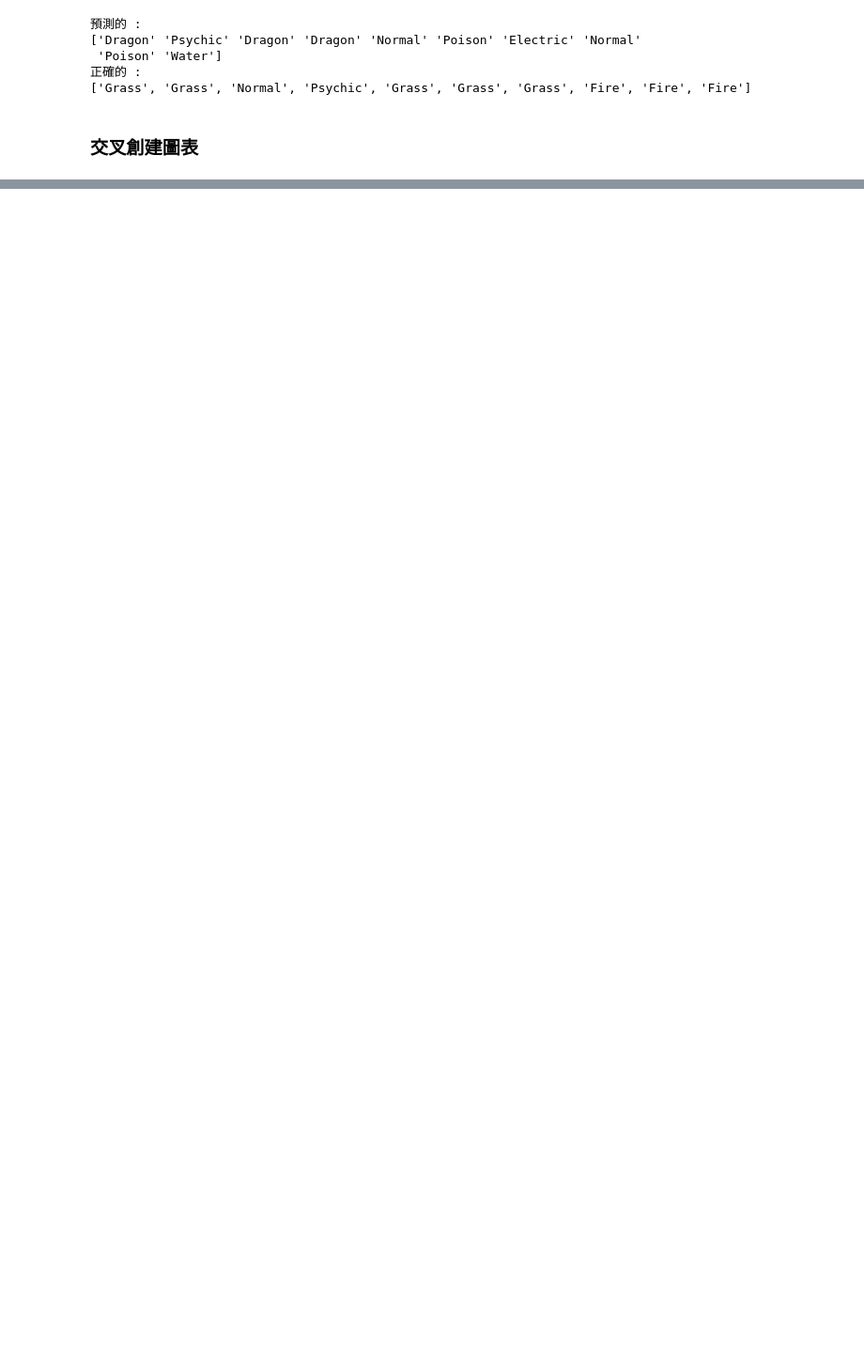
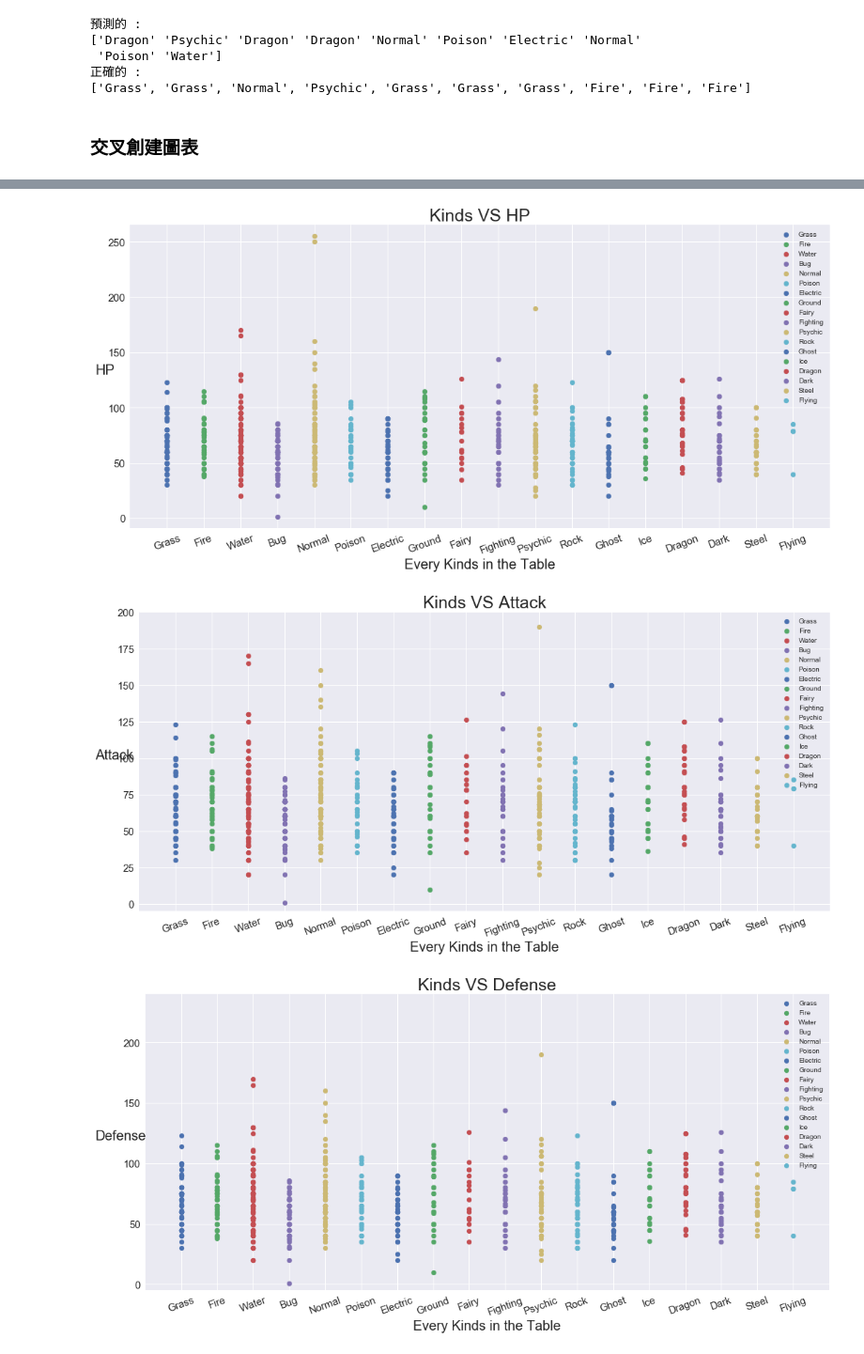
Before and after one commit to MissterHao/Pokemon-Prediction, a Jupyter notebook: Analisis.ipynb, the cells around one changed output, grey strips where cells are left out. Shown at 94% size. Cells and saved outputs as stored; diff of their text form; code cells hidden in the pictures; blank space fills up the shorter version.

```diff
--- a/Analisis.ipynb
+++ b/Analisis.ipynb
@@ -183,7 +183,7 @@ for fig_num,attr in enumerate(attribute):
         Y = data_frame.loc[data_frame["Type 1"]==k]['HP']
         X = np.full((len(Y)),i,dtype=float)
 
-        plt.scatter(x=X,y=Y,cmap=,marker='o')
+        plt.scatter(x=X,y=Y,cmap="Set3",marker='o')
 
 
     plt.legend(kinds,loc="upper right")
@@ -194,0 +194,3 @@ SyntaxError: invalid syntax (<ipython-input-13-7c667860328f>, line 27)
+[figure, added]
+[figure, added]
+[figure, added]
```
Also changed, not shown: parts of 9 cells of this notebook, 13 other files.
